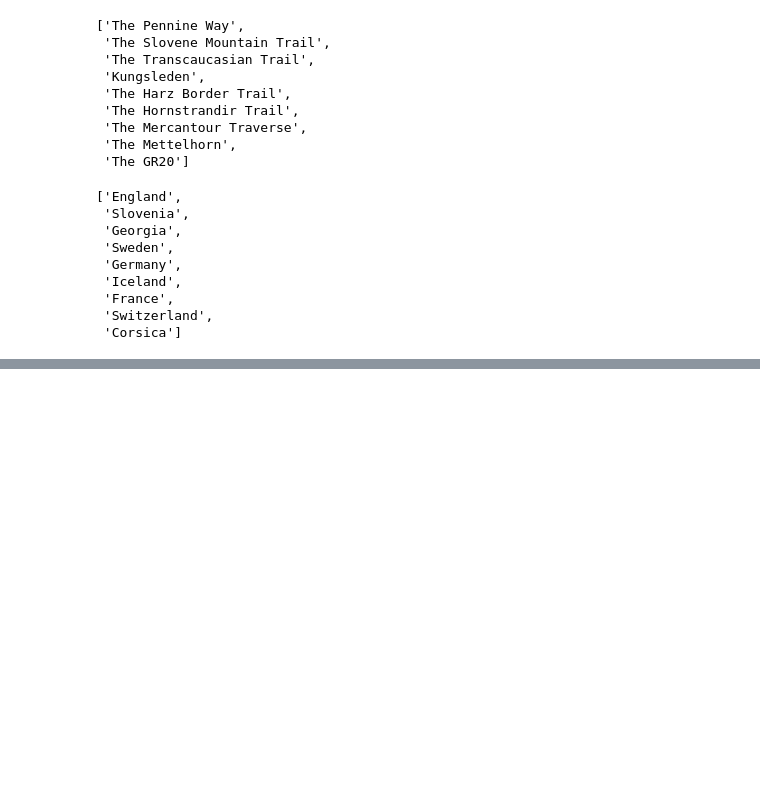
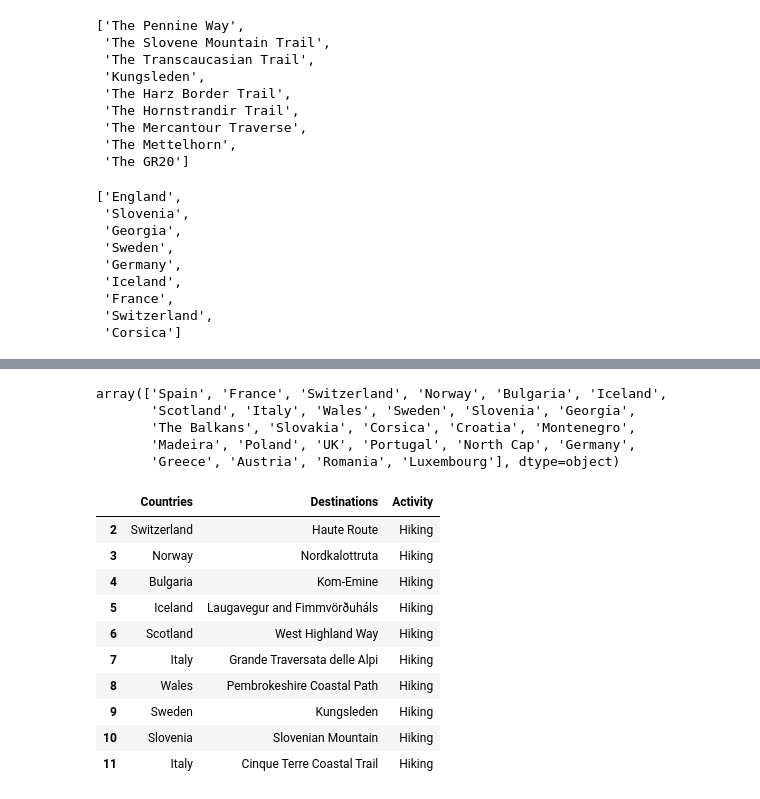
Before and after one commit to elpsykanga/lab_3_api_and_webscrape, a Jupyter notebook: hiking_data.ipynb, the cells around one changed output, grey strips where cells are left out. Saved outputs shown, nothing was run; the diff lists cells and outputs as text; code cells hidden in the pictures; blank space fills up the shorter version.

```diff
--- a/hiking_data.ipynb
+++ b/hiking_data.ipynb
@@ -238,4 +263,4 @@ countries
  'Corsica']
 # %%
 data5 = pd.DataFrame({'Countries':countries,'Destination':places})
-data5
+data5['Activity']='Hiking'
@@ -252,0 +267,3 @@ data5
+# %%
+big_data = [data1,data2,data3,data4,data5]
+hiking_data=pd.concat(big_data, axis=0)
@@ -252,0 +310,35 @@ data5
+# %%
+hiking_data['Destinations'] = hiking_data['Destinations'].str.replace('.*Mont.Blanc.*','Mont Blanc', regex=True)
+hiking_data['Destinations'] = hiking_data['Destinations'].str.replace('.*Slovenian.Mountain.*','Slovenian Mountain', regex=True)
+hiking_data['Destinations'] = hiking_data['Destinations'].str.replace(' (Northern & Southern)','', regex=False)
+hiking_data['Destinations'] = hiking_data['Destinations'].str.replace('\s?Tour\s?','', regex=True)
+hiking_data['Destinations'] = hiking_data['Destinations'].str.replace('de Monte Rosa','Monte Rosa', regex=False)
+hiking_data['Destinations'] = hiking_data['Destinations'].str.replace('de Monte Rosa','Monte Rosa', regex=False)
+# %%
+hiking_data['Countries'].unique()
+hiking_data['Countries'] = hiking_data['Countries'].str.replace('France & Switzerland','Switzerland', regex=True)
+hiking_data['Countries'] = hiking_data['Countries'].str.replace('^\s','', regex=True)
+hiking_data['Countries'] = hiking_data['Countries'].str.replace('Isle of Skye','Scotland', regex=True)
+hiking_data['Countries'] = hiking_data['Countries'].str.replace('Algarve','Portugal', regex=True)
+# %%
+hiking_data['Countries'].unique()
+# %% [output]
+array(['Spain', 'France', 'Switzerland', 'Norway', 'Bulgaria', 'Iceland',
+       'Scotland', 'Italy', 'Wales', 'Sweden', 'Slovenia', 'Georgia',
+       'The Balkans', 'Slovakia', 'Corsica', 'Croatia', 'Montenegro',
+       'Madeira', 'Poland', 'UK', 'Portugal', 'North Cap', 'Germany',
+       'Greece', 'Austria', 'Romania', 'Luxembourg'], dtype=object)
+# %%
+hiking_data.tail(10)
+# %% [output]
+|  | Countries | Destinations | Activity |
+| 2 | Switzerland | Haute Route | Hiking |
+| 3 | Norway | Nordkalottruta | Hiking |
+| 4 | Bulgaria | Kom-Emine | Hiking |
+| 5 | Iceland | Laugavegur and Fimmvörðuháls | Hiking |
+| 6 | Scotland | West Highland Way | Hiking |
+| 7 | Italy | Grande Traversata delle Alpi | Hiking |
+| 8 | Wales | Pembrokeshire Coastal Path | Hiking |
+| 9 | Sweden | Kungsleden | Hiking |
+| 10 | Slovenia | Slovenian Mountain | Hiking |
+| 11 | Italy | Cinque Terre Coastal Trail | Hiking |
```
Also changed, not shown: parts of 16 cells of this notebook, 1 other file.
